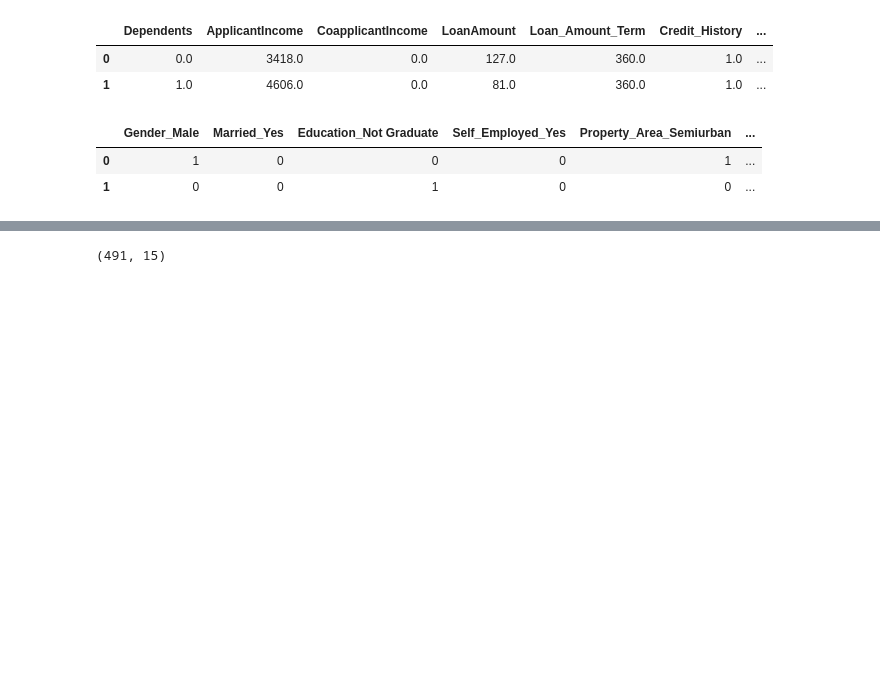
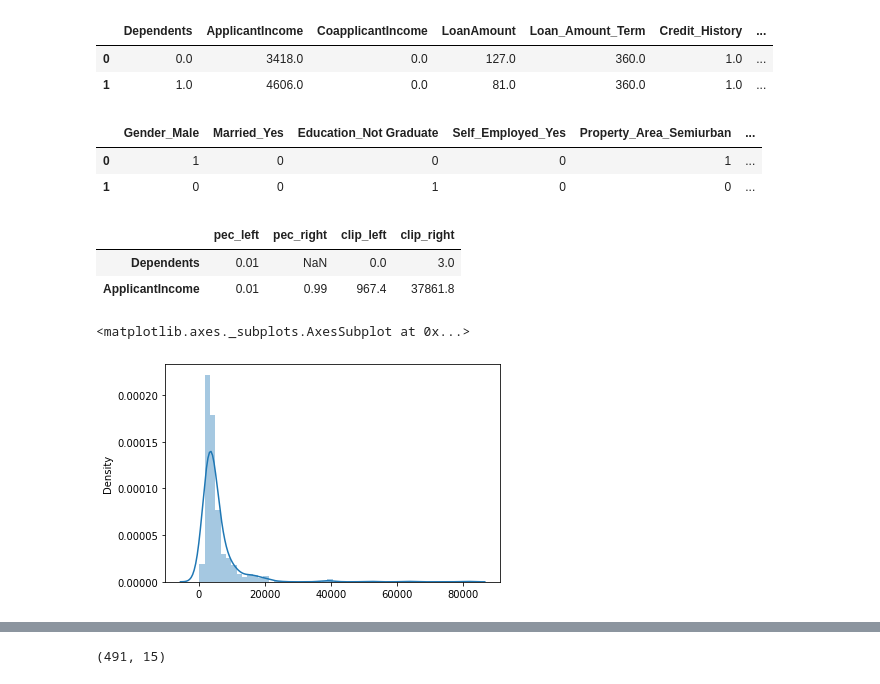
Before and after one commit to giordanap/MLA, a Jupyter notebook: n-clase/aprendizaje_supervisado.ipynb, the cells around one changed output, grey strips where cells are left out. Saved outputs shown, nothing was run; the diff lists cells and outputs as text; code cells hidden in the pictures; blank space fills up the shorter version.

```diff
--- a/n-clase/aprendizaje_supervisado.ipynb
+++ b/n-clase/aprendizaje_supervisado.ipynb
@@ -351,3 +384,30 @@ X_train_cat_dummies.head(2)
 |  | Gender_Male | Married_Yes | Education_Not Graduate | Self_Employed_Yes | Property_Area_Semiurban | ... |
 | 0 | 1 | 0 | 0 | 0 | 1 | ... |
 | 1 | 0 | 0 | 1 | 0 | 0 | ... |
+# %%
+
+var_num = X_train_num_imputed.columns.values
+var = []
+clip_columns = []
+
+for i in var_num:
+    clip_values = []
+    clip_Array = clip_perc(X_train_num_imputed, i)
+    var.append(i)
+    clip_values.append(clip_Array[0][0])
+    clip_values.append(clip_Array[0][1])
+    clip_values.append(clip_Array[1][0])
+    clip_values.append(clip_Array[1][1])
+    clip_columns.append(clip_values)
+
+df_clip = pd.DataFrame(clip_columns, index=var, columns=['pec_left','pec_right','clip_left','clip_right'])
+df_clip.head(2)
+# %% [output]
+|  | pec_left | pec_right | clip_left | clip_right |
+| Dependents | 0.01 | NaN | 0.0 | 3.0 |
+| ApplicantIncome | 0.01 | 0.99 | 967.4 | 37861.8 |
+# %%
+sns.distplot(x = X_train_num_imputed['ApplicantIncome'])
+# %% [output]
+<matplotlib.axes._subplots.AxesSubplot at 0x...>
+[figure, added]
```
Also changed, not shown: parts of 74 cells of this notebook, 4 other files.
